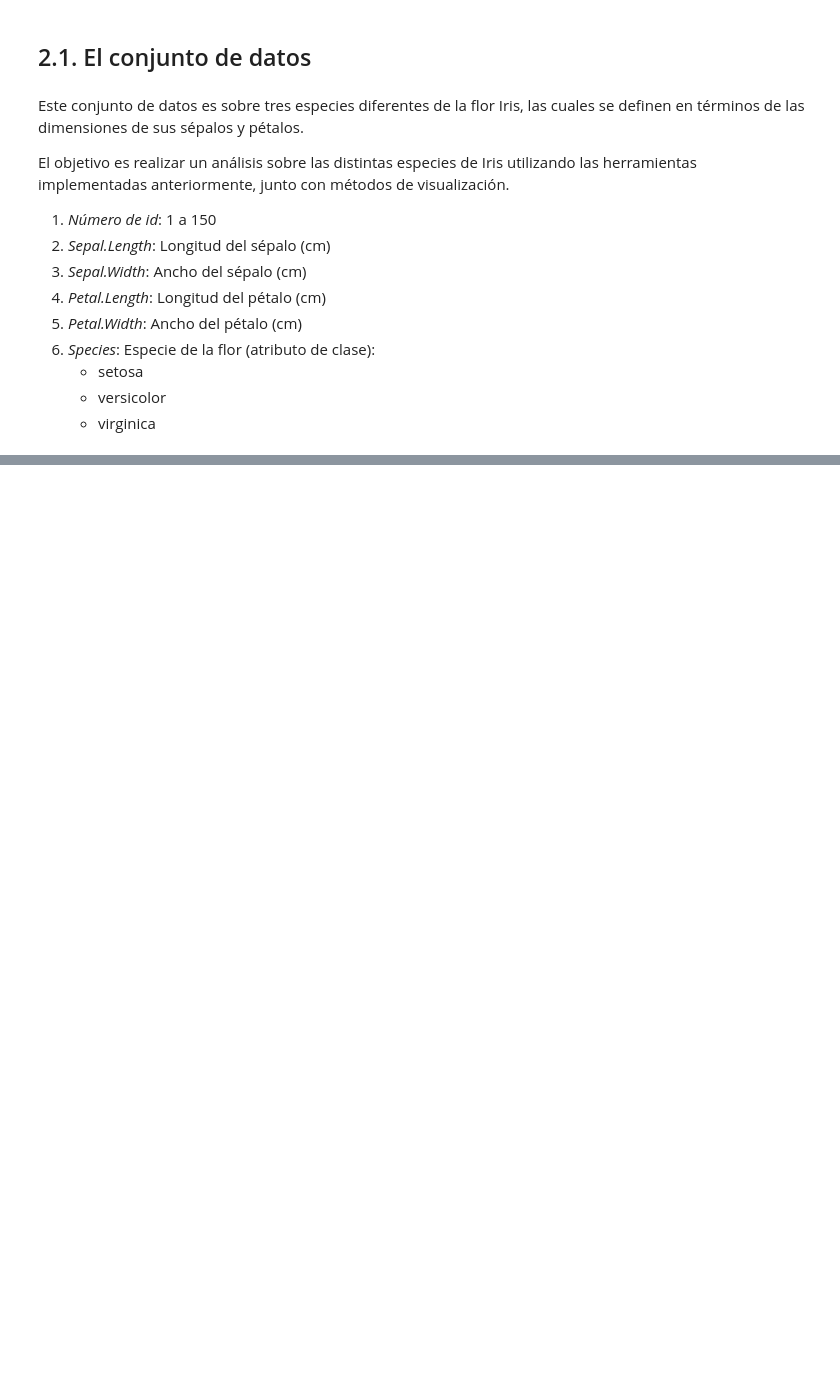
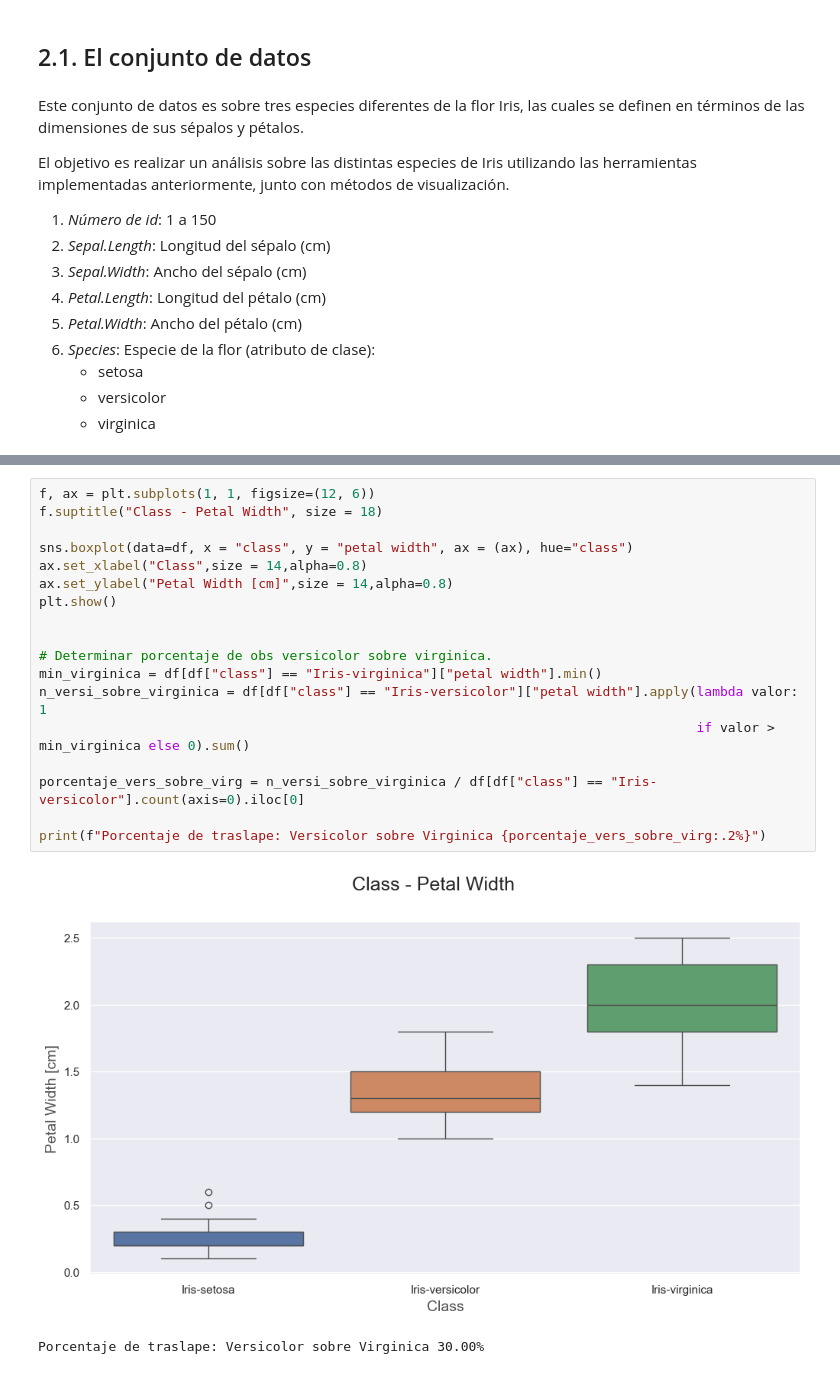
Before and after one commit to Gustavo-HA/MCE-Segundo_Semestre, a Jupyter notebook: Ciencia de Datos/Tareas/Tarea1/Tarea1.ipynb, the cells around one changed output, grey strips where cells are left out. Drawn from its saved outputs; the diff is of its cells as text; blank space fills up the shorter version.

```diff
--- a/Ciencia de Datos/Tareas/Tarea1/Tarea1.ipynb
+++ b/Ciencia de Datos/Tareas/Tarea1/Tarea1.ipynb
@@ -295,0 +333,21 @@ AttributeError: 'NoneType' object has no attribute 'str'
+# %%
+f, ax = plt.subplots(1, 1, figsize=(12, 6))
+f.suptitle("Class - Petal Width", size = 18)
+
+sns.boxplot(data=df, x = "class", y = "petal width", ax = (ax), hue="class")
+ax.set_xlabel("Class",size = 14,alpha=0.8)
+ax.set_ylabel("Petal Width [cm]",size = 14,alpha=0.8)
+plt.show()
+
+
+# Determinar porcentaje de obs versicolor sobre virginica.
+min_virginica = df[df["class"] == "Iris-virginica"]["petal width"].min()
+n_versi_sobre_virginica = df[df["class"] == "Iris-versicolor"]["petal width"].apply(lambda valor: 1
+                                                                                    if valor > min_virginica else 0).sum()
+
+porcentaje_vers_sobre_virg = n_versi_sobre_virginica / df[df["class"] == "Iris-versicolor"].count(axis=0).iloc[0]
+
+print(f"Porcentaje de traslape: Versicolor sobre Virginica {porcentaje_vers_sobre_virg:.2%}")
+# %% [output]
+[figure, added]
+Porcentaje de traslape: Versicolor sobre Virginica 30.00%
```
Also changed, not shown: parts of 18 cells of this notebook.
